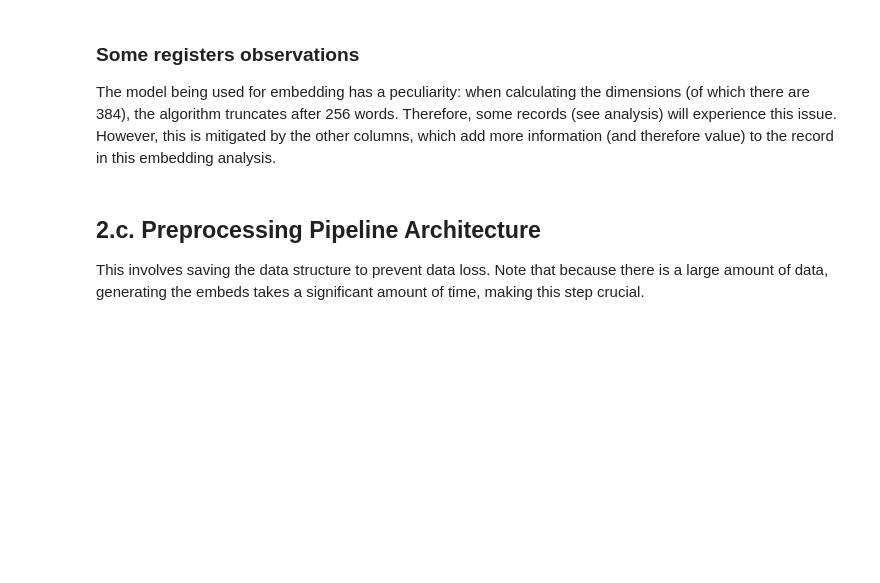
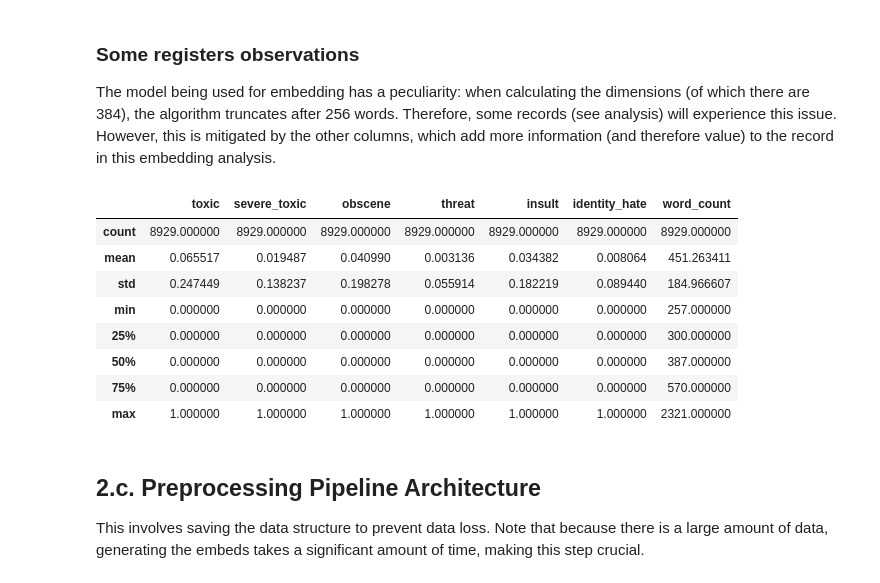
Before and after one commit to Atlls/Jigsaw-Toxic-Comment-Classification-ml, a Jupyter notebook: notebook/data_preparation.ipynb, the cells around one changed output. Drawn from its saved outputs; the diff is of its cells as text; code cells hidden in the pictures; blank space fills up the shorter version.

```diff
--- a/notebook/data_preparation.ipynb
+++ b/notebook/data_preparation.ipynb
@@ -331,6 +351,21 @@ numeric_features
 # %% [markdown]
 ### Some registers observations
 The model being used for embedding has a peculiarity: when calculating the dimensions (of which there are 384), the algorithm truncates after 256 words. Therefore, some records (see analysis) will experience this issue. However, this is mitigated by the other columns, which add more information (and therefore value) to the record in this embedding analysis.
+# %%
+df["word_count"] = df["comment_text"].apply(extract_word_count)
+
+malformed_mask = df['word_count'] > 256
+df[malformed_mask].describe()
+# %% [output]
+|  | toxic | severe_toxic | obscene | threat | insult | identity_hate | word_count |
+| count | 8929.000000 | 8929.000000 | 8929.000000 | 8929.000000 | 8929.000000 | 8929.000000 | 8929.000000 |
+| mean | 0.065517 | 0.019487 | 0.040990 | 0.003136 | 0.034382 | 0.008064 | 451.263411 |
+| std | 0.247449 | 0.138237 | 0.198278 | 0.055914 | 0.182219 | 0.089440 | 184.966607 |
+| min | 0.000000 | 0.000000 | 0.000000 | 0.000000 | 0.000000 | 0.000000 | 257.000000 |
+| 25% | 0.000000 | 0.000000 | 0.000000 | 0.000000 | 0.000000 | 0.000000 | 300.000000 |
+| 50% | 0.000000 | 0.000000 | 0.000000 | 0.000000 | 0.000000 | 0.000000 | 387.000000 |
+| 75% | 0.000000 | 0.000000 | 0.000000 | 0.000000 | 0.000000 | 0.000000 | 570.000000 |
+| max | 1.000000 | 1.000000 | 1.000000 | 1.000000 | 1.000000 | 1.000000 | 2321.000000 |
 # %% [markdown]
 ## 2.c. Preprocessing Pipeline Architecture
 This involves saving the data structure to prevent data loss. Note that because there is a large amount of data, generating the embeds takes a significant amount of time, making this step crucial.
```
Also changed, not shown: parts of 12 cells of this notebook.
